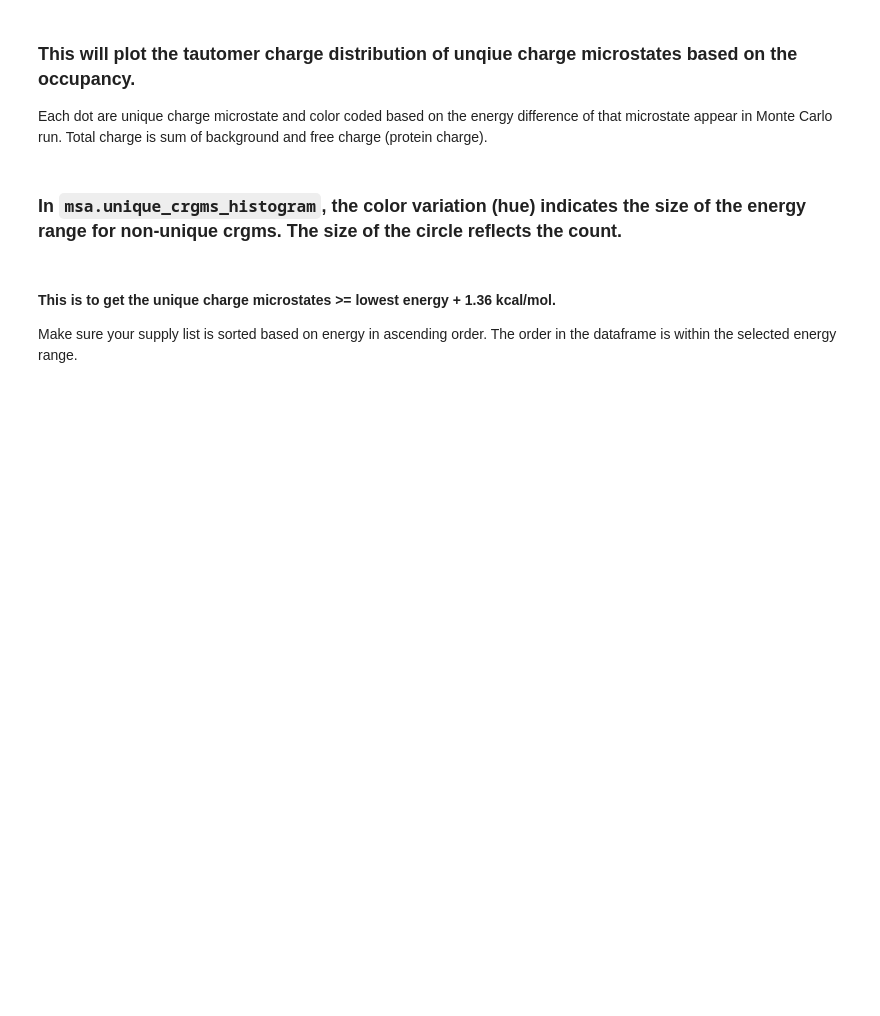
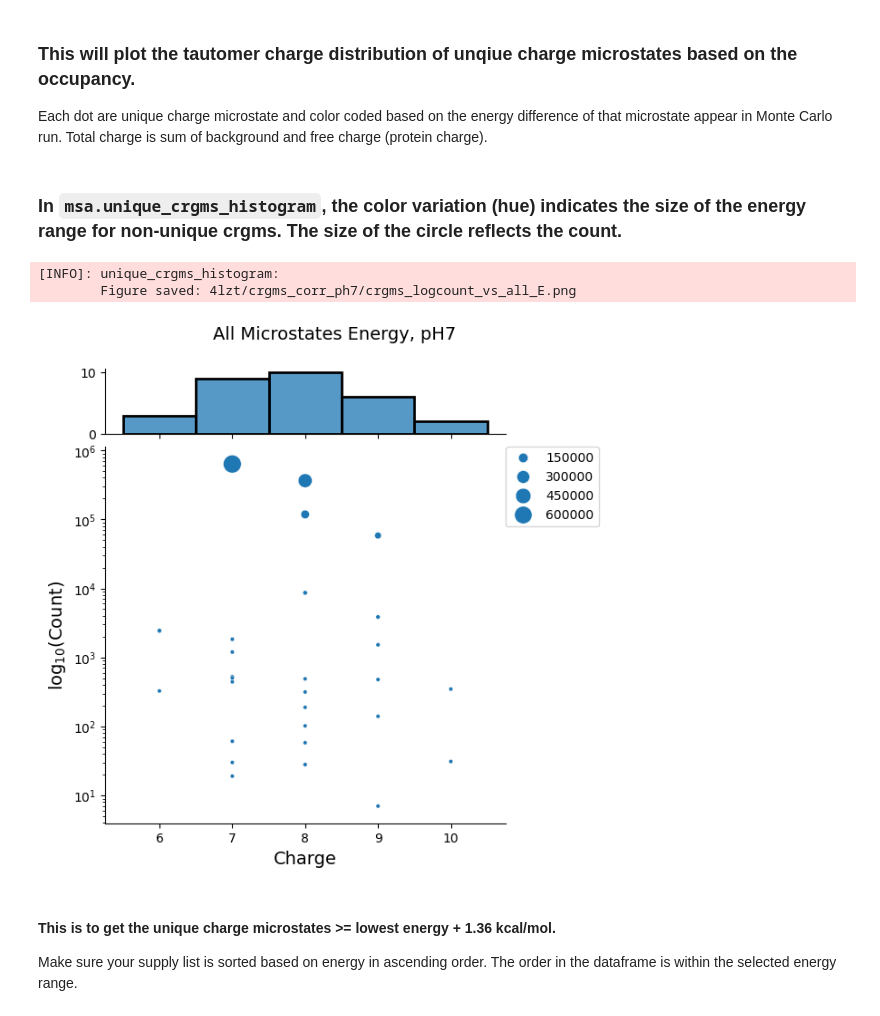
Before and after one commit to Raihancuny/python, a Jupyter notebook: microstate_analysis_code/run_cms_analysis.ipynb, the cells around one changed output. Drawn from its saved outputs; the diff is of its cells as text; code cells hidden in the pictures; blank space fills up the shorter version.

```diff
--- a/microstate_analysis_code/run_cms_analysis.ipynb
+++ b/microstate_analysis_code/run_cms_analysis.ipynb
@@ -46,11 +44,10 @@ import cms_analysis_wc as msa
 mcce_dir = Path("4lzt")  # local folder
 msout_file = "pH7eH0ms.txt"
 
-p, e = msout_file[:-4].lower().split("eh")
-ph = p.removeprefix("ph")
-eh = e.removesuffix("ms")
+ph = 7
 
-h3_path, msout_file = msa.get_mcce_input_files(mcce_dir, ph, eh)
+h3_path = mcce_dir.joinpath("head3.lst")
+msout_path = mcce_dir.joinpath("ms_out", msout_file)
 
 outname = f"crgms_corr_ph{ph}"
 # Ensure the output directory exists:
@@ -59,5 +56,5 @@ if not output_dir.exists():
     output_dir.mkdir()
 
 print(f"h3_path: {str(h3_path)}")
-print(f"msout_file: {str(msout_file)}")
+print(f"msout_path: {str(msout_path)}")
 print(f"output_dir: {str(output_dir)}")
@@ -119,5 +143,5 @@ print("Valid resid for correlation:", correl_resids)
 # %% [markdown]
 # Instantiate `msa.MSout` class with the given msout file:
 # %%
-mc = msa.MSout(msout_file)
+mc = msa.MSout(msout_path)
 print(mc)
@@ -285,13 +374,17 @@ Each dot are unique charge microstate and color coded based on the energy differ
 # %% [markdown]
 ### In `msa.unique_crgms_histogram`, the color variation (hue) indicates the size of the energy range for non-unique crgms. The size of the circle reflects the count.
 # %%
-title = "All Microstates Energy, pH" + ph
+title = f"All Microstates Energy, pH{ph}"
 msa.unique_crgms_histogram(crgms_files,
                            background_crg,
                            title,
                            output_dir,
                            save_name="crgms_logcount_vs_all_E.png",
                            show=True)
+# %% [output]
+[INFO]: unique_crgms_histogram:
+        Figure saved: 4lzt/crgms_corr_ph7/crgms_logcount_vs_all_E.png
+[figure, added]
 # %% [markdown]
 #### This is to get the unique charge microstates >= lowest energy + 1.36 kcal/mol.
 Make sure your supply list is sorted based on energy in ascending order.
```
Also changed, not shown: parts of 32 cells of this notebook, 5 other files.
